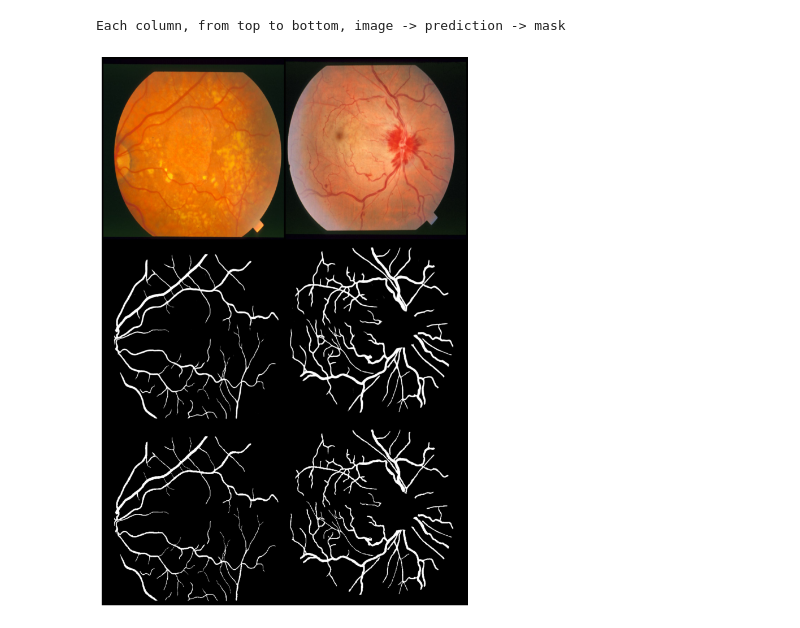
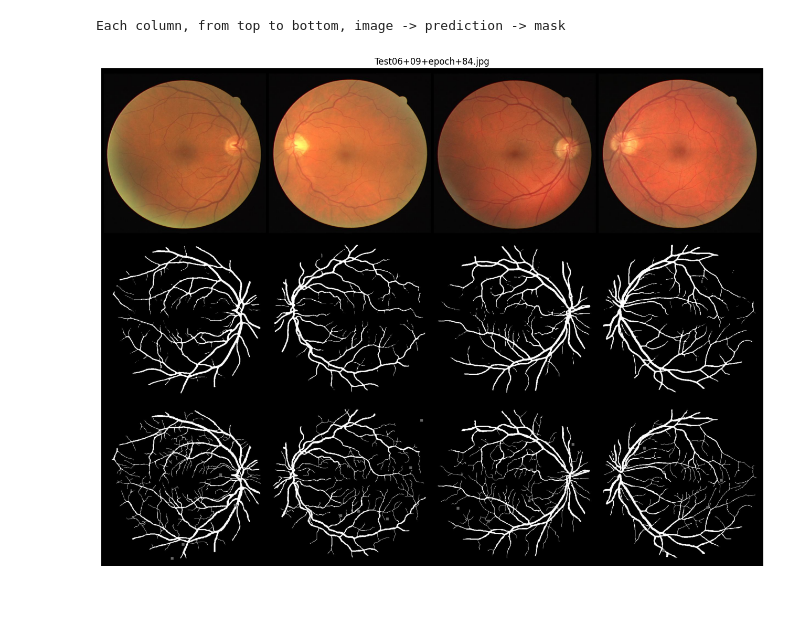
Before and after one commit to locdacknownothing/Medical-SAM-Adapter, a Jupyter notebook: quick_start.ipynb, the cells around one changed output. Saved outputs shown, nothing was run; the diff lists cells and outputs as text; code cells hidden in the pictures; blank space fills up the shorter version.

Commit message:
New: extend val and visualization

```diff
--- a/quick_start.ipynb
+++ b/quick_start.ipynb
@@ -41,9 +333,9 @@ def plot(imgs, titles=None, figsize=None):
+# %%
+# save_dir = Path("logs/val_msa_vit_h_drive_dice_ce_conv_improved_v2_2026_07_25_09_46_28")
+save_dir = Path("logs/val_msa_vit_h_drive_dice_ce_conv_improved_v2_2026_07_25_09_49_51")
+is_train_dir = False
 # %%
-from pathlib import Path
-import random
-import cv2
-
-image_dir = Path("logs/msa_test_stare_aug_2026_06_29_04_40_09/Samples")
-image_paths = [str(image_path) for image_path in image_dir.rglob("*.jpg")]
+image_dir = save_dir / "Samples"
+image_paths = [image_path for image_path in image_dir.rglob("*.jpg")]
 len(image_paths), image_paths[0]
 # %% [output]
@@ -51,0 +354,8 @@ len(image_paths), image_paths[0]
+# %%
+best_epoch_test_image_paths = [
+    path
+    for path in image_paths
+    if path.stem.startswith('Test')
+        # and path.stem.endswith(str(79))
+]
+best_epoch_test_image_paths
@@ -52,8 +368,9 @@ len(image_paths), image_paths[0]
 # %%
 print("Each column, from top to bottom, image -> prediction -> mask")
-random_indices = random.sample(range(len(image_paths)), 1)
-images = [cv2.imread(image_paths[index]) for index in random_indices]
-plot(images, figsize=(30, 10))
+random_image_paths = random.sample(best_epoch_test_image_paths, 1)
+images = [cv2.imread(str(path)) for path in random_image_paths]
+titles = [path.name for path in random_image_paths]
+plot(images, titles, figsize=(30, 10))
 # %% [output]
 Each column, from top to bottom, image -> prediction -> mask
-[figure, old version]
+[figure, new version]
```
Also changed, not shown: parts of 15 cells of this notebook, 2 other files.
